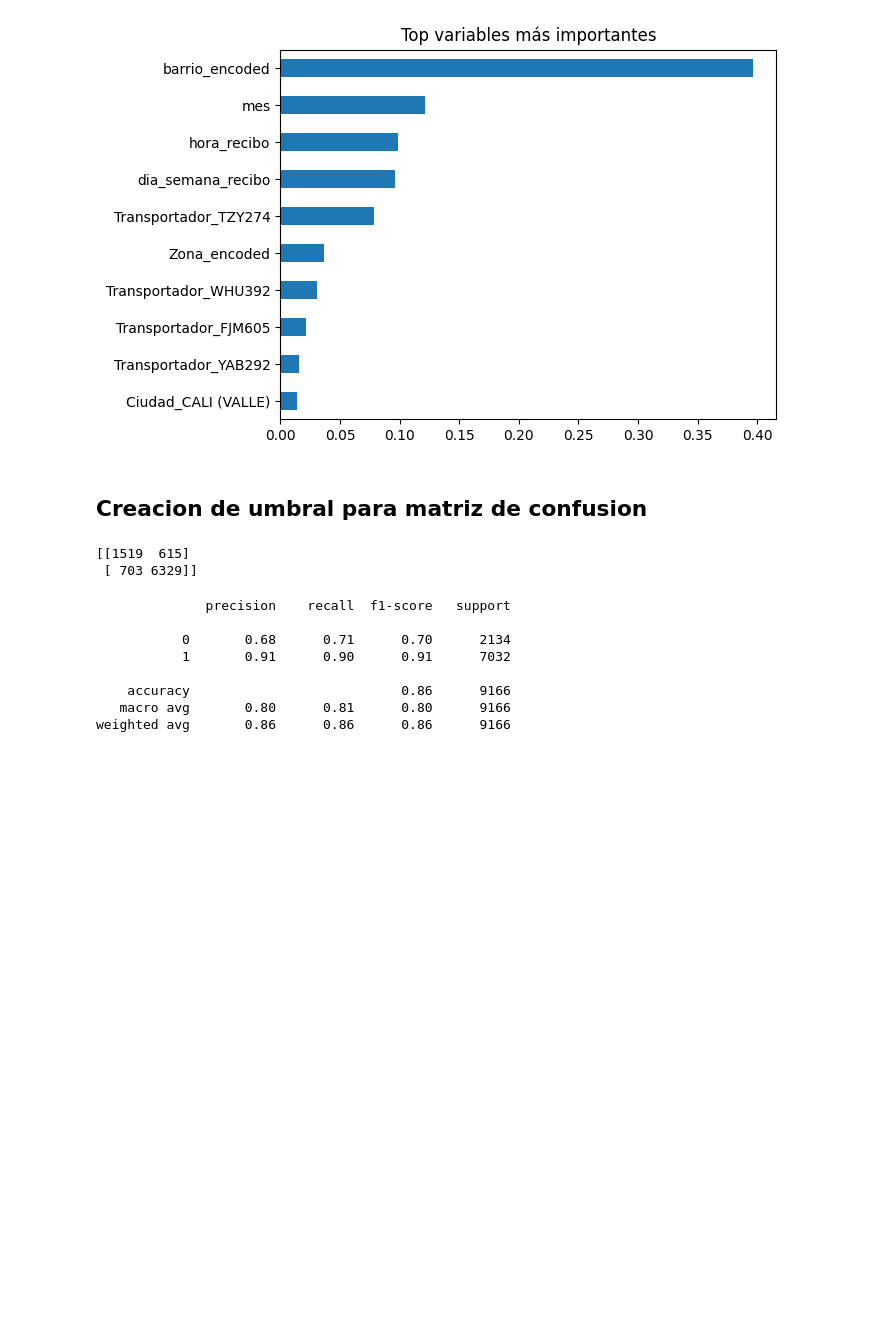
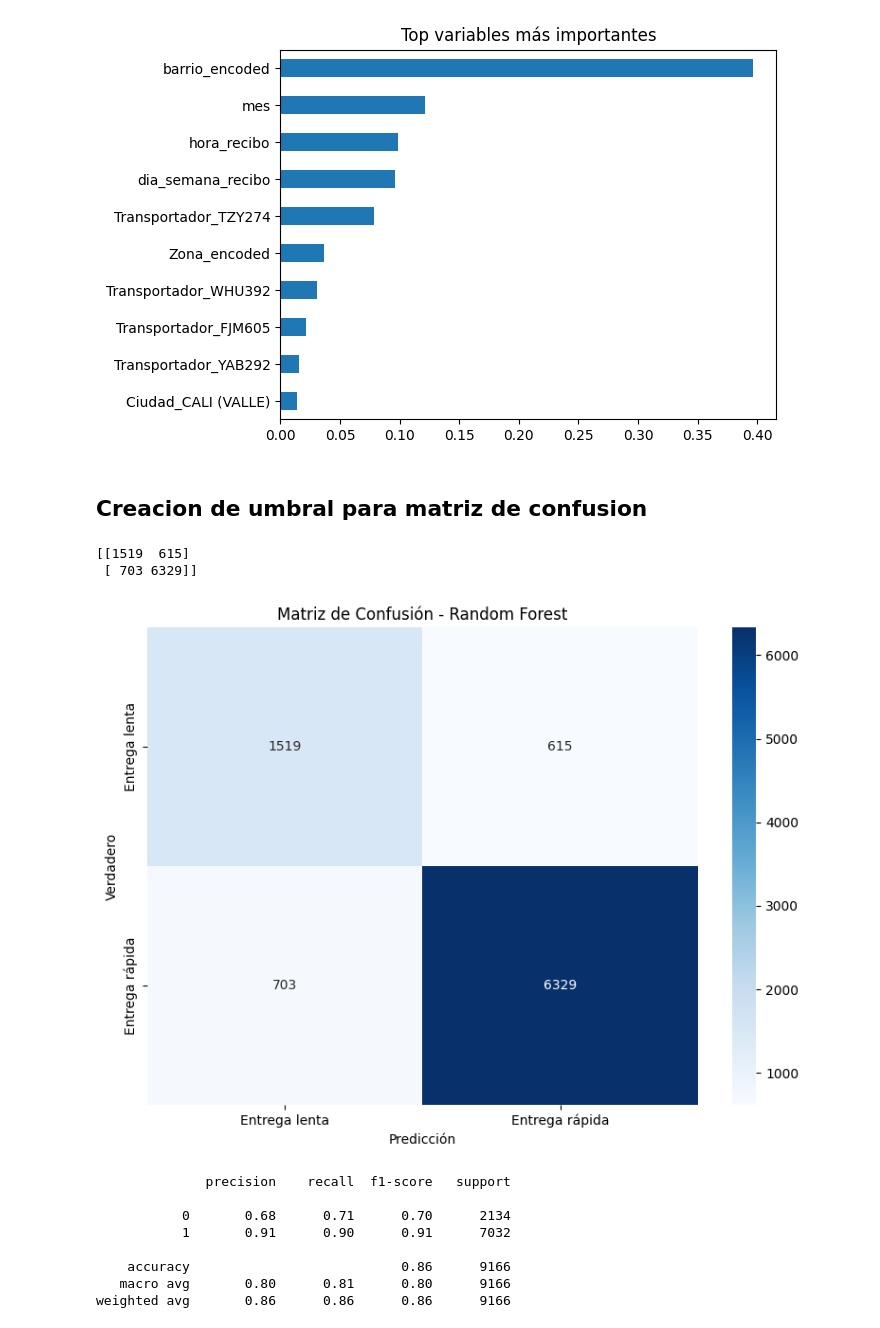
Before and after one commit to JuanHoyos329/Proyecto_IA, a Jupyter notebook: Modelos/Random_Forest.ipynb, the cells around one changed output. Saved outputs shown, nothing was run; the diff lists cells and outputs as text; code cells hidden in the pictures; blank space fills up the shorter version.

Commit message:
Se hiciero graficas de las matriz de confusiones del random forest, se añadio una pequeña API del modelo guardado

```diff
--- a/Modelos/Random_Forest.ipynb
+++ b/Modelos/Random_Forest.ipynb
@@ -252,12 +254,24 @@ umbral = np.where(
 # %%
 y_test_clase = (y_test <= umbral).astype(int)
 y_pred_clase = (y_pred_rf <= umbral).astype(int)
-# %%
-cm = confusion_matrix(y_test_clase, y_pred_clase)
-print(cm)
-# %% [output]
-[[1519  615]
- [ 703 6329]]
+# %%
+cm = confusion_matrix(y_test_clase, y_pred_clase)
+print(cm)
+
+# Visualizar
+plt.figure(figsize=(8, 6))
+sns.heatmap(cm, annot=True, fmt='d', cmap='Blues',
+            xticklabels=['Entrega lenta', 'Entrega rápida'],
+            yticklabels=['Entrega lenta', 'Entrega rápida'])
+plt.title('Matriz de Confusión - Random Forest')
+plt.ylabel('Verdadero')
+plt.xlabel('Predicción')
+plt.tight_layout()
+plt.show()
+# %% [output]
+[[1519  615]
+ [ 703 6329]]
+[figure, added]
 # %%
 print(classification_report(y_test_clase, y_pred_clase))
 # %% [output]
```
Also changed, not shown: parts of 12 cells of this notebook, 4 other files.
